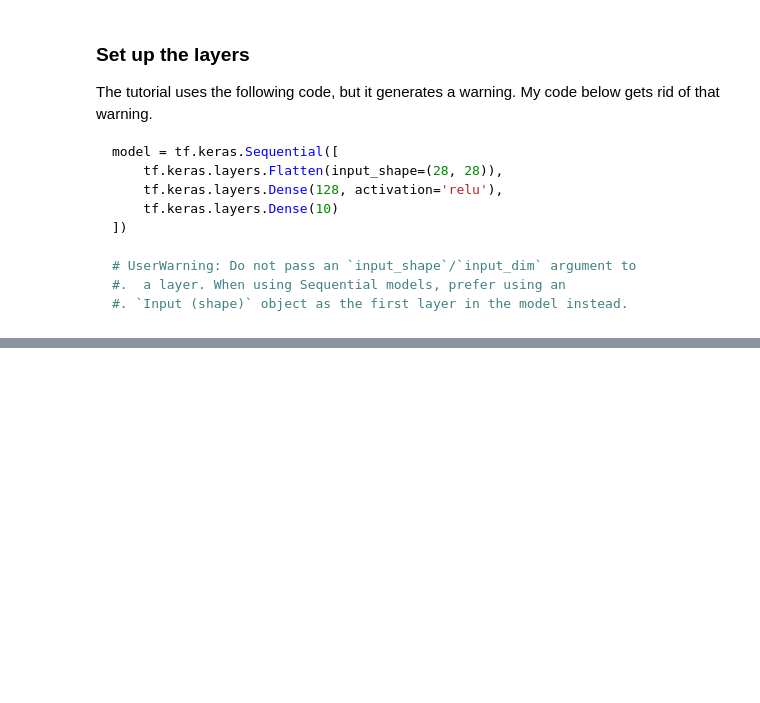
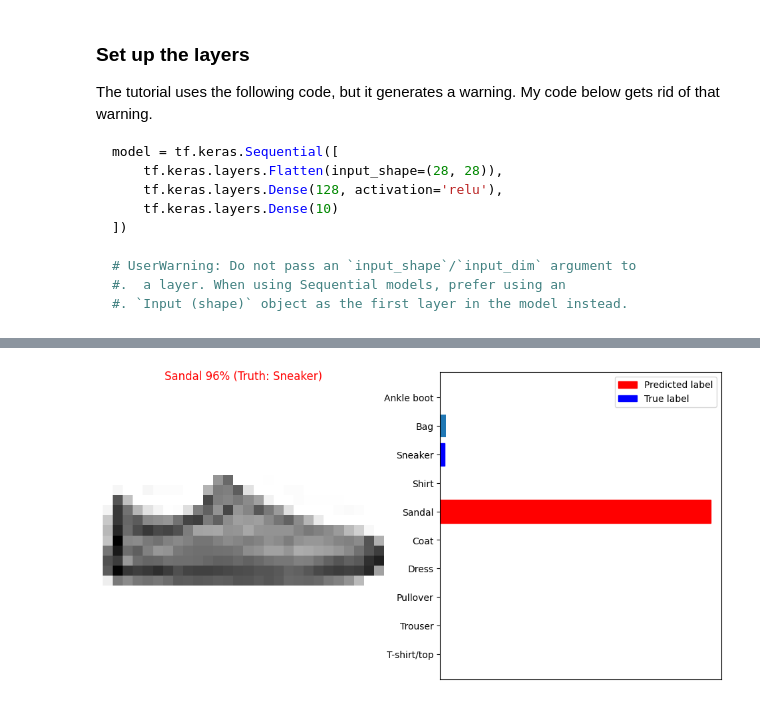
Before and after one commit to PaulToronto/TensorFlow_Tutorials, a Jupyter notebook: 2_Keras_Basic_image_classification.ipynb, the cells around one changed output, grey strips where cells are left out. Cells and saved outputs as stored; diff of their text form; code cells hidden in the pictures; blank space fills up the shorter version.

```diff
--- a/2_Keras_Basic_image_classification.ipynb
+++ b/2_Keras_Basic_image_classification.ipynb
@@ -136,0 +337,4 @@ model.layers
+# %%
+plot_image_prediction(12, predictions, test_labels, test_images)
+# %% [output]
+[figure, added]
```
Also changed, not shown: parts of 37 cells of this notebook.
